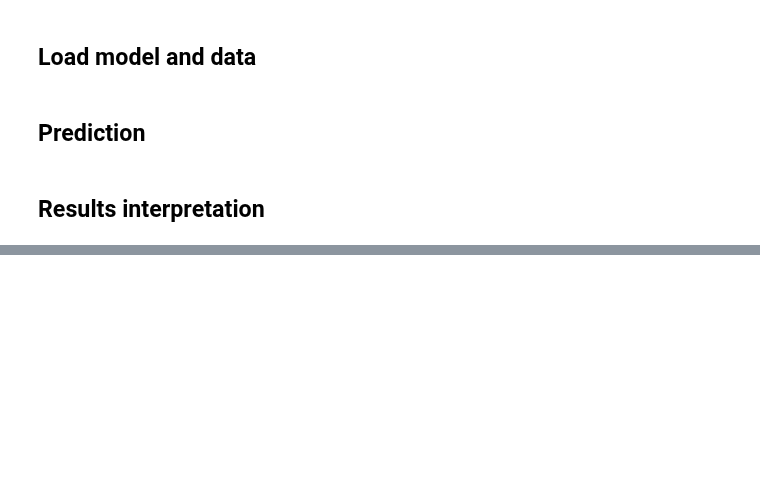
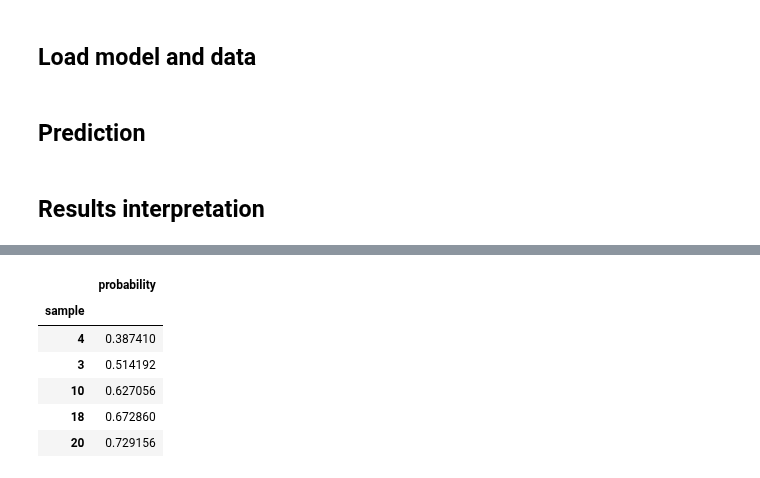
Before and after one commit to omyllymaki/image-classifier, a Jupyter notebook: model_evaluation.ipynb, the cells around one changed output, grey strips where cells are left out. Saved outputs shown, nothing was run; the diff lists cells and outputs as text; code cells hidden in the pictures; blank space fills up the shorter version.

```diff
--- a/model_evaluation.ipynb
+++ b/model_evaluation.ipynb
@@ -74,0 +74,11 @@ Name: label, dtype: object
+# %%
+most_uncertain_samples = interpreter.get_most_uncertain_samples(5)
+most_uncertain_samples
+# %% [output]
+|  | probability |
+| sample |  |
+| 4 | 0.387410 |
+| 3 | 0.514192 |
+| 10 | 0.627056 |
+| 18 | 0.672860 |
+| 20 | 0.729156 |
```
Also changed, not shown: parts of 10 cells of this notebook, 1 other file.
